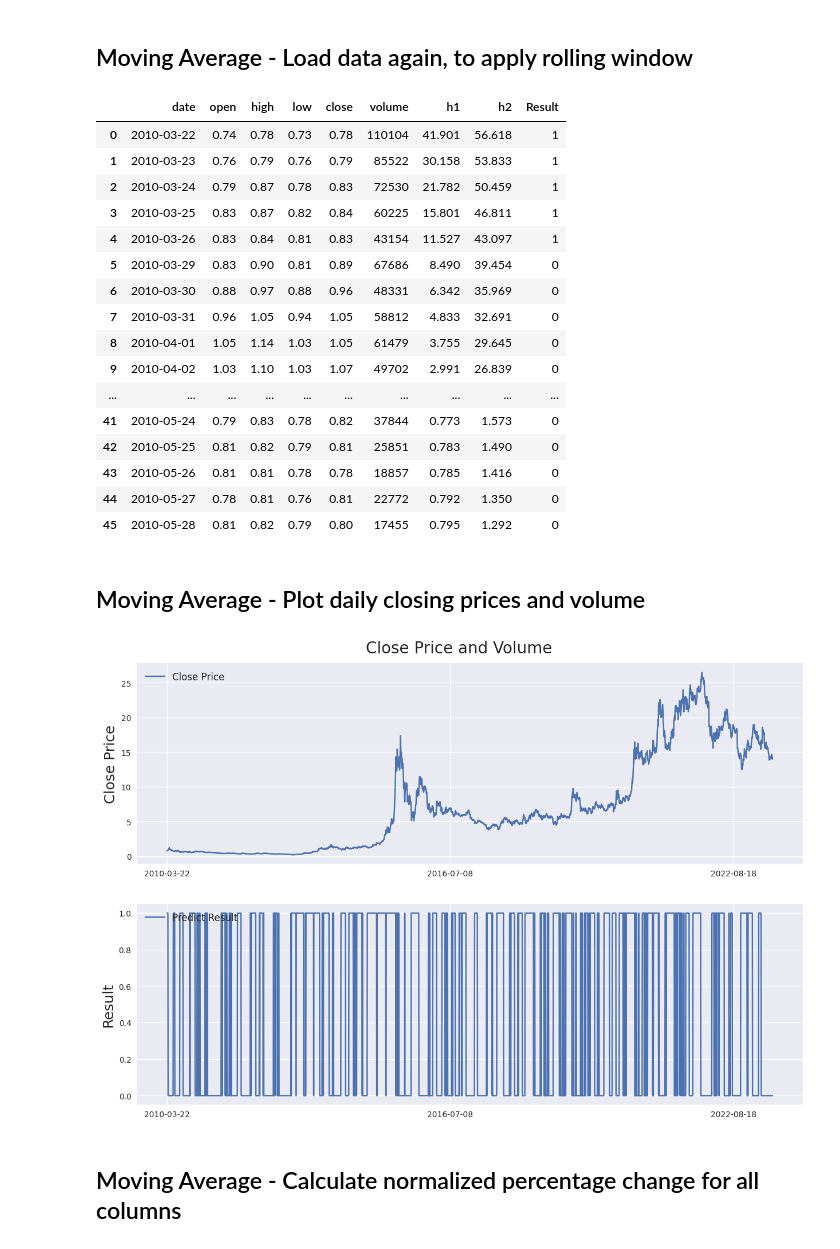
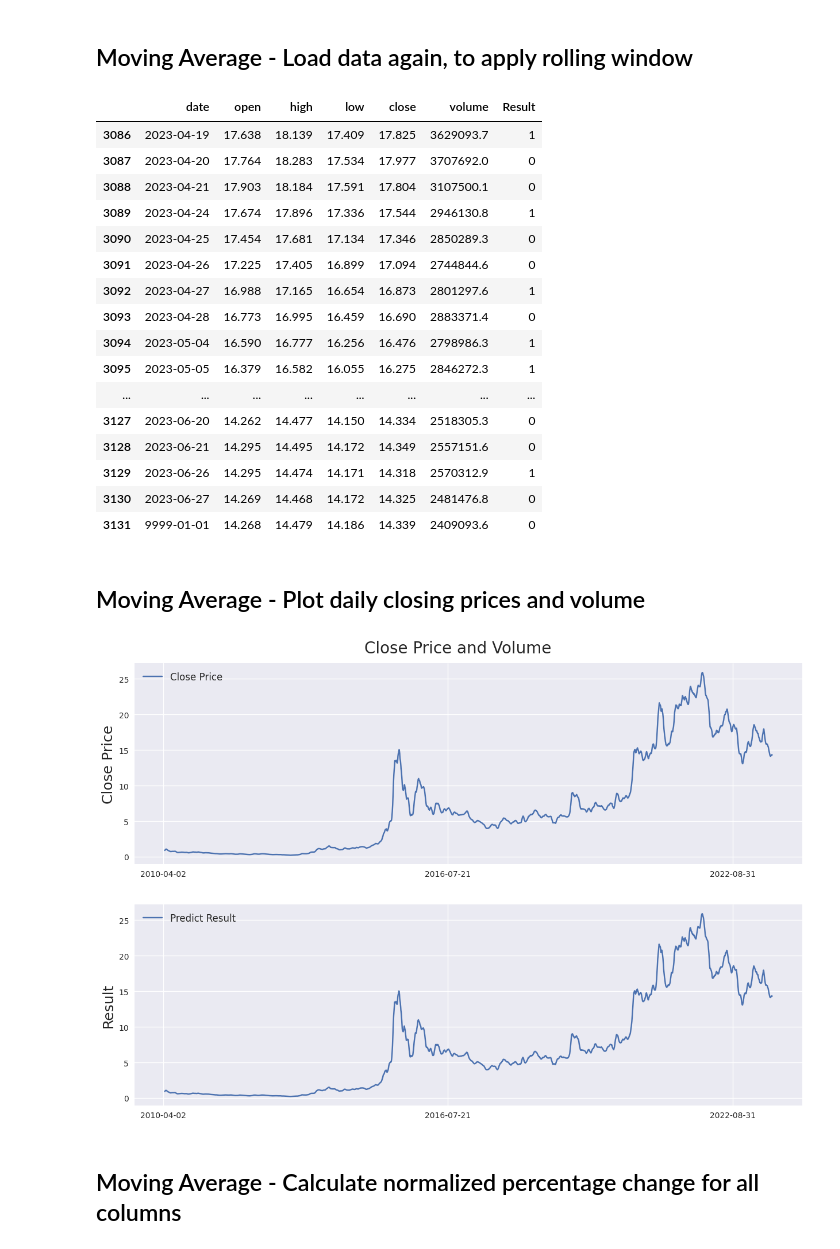
Before and after one commit to weiwenyang2007/shareprice, a Jupyter notebook: AI/myStockPredict_mean.ipynb, the cells around one changed output. Saved outputs shown, nothing was run; the diff lists cells and outputs as text; code cells hidden in the pictures.

```diff
--- a/AI/myStockPredict_mean.ipynb
+++ b/AI/myStockPredict_mean.ipynb
@@ -21,18 +21,19 @@ Tensorflow version: 2.9.1
 # %%
 batch_size = 32
 seq_len = 43 # seq_len=43 意思是用43天的数据预测第44天后的趋势
-column_len = 8 #6. the number of column
-predict_column = 7 #5 (result). which column to be predict, from 0 to column_len-1
+column_len = 6 #6. the number of column
+predict_column = 5 #5 (result). which column to be predict, from 0 to column_len-1
 d_k = 256 #256
 d_v = 256 #256
 n_heads = 12 #12
 ff_dim = 256 #256
 epochs = 3 #20
+next_n_day_close = 2 #20
 #
 stock_id = '300059'
 use_checkpoints_id = None #None or else. use other's pre-train model instead of itself(None)
 train_from_scratch = True  # True: Train the model, False: Use the pre-train checkpoints
-stock_price_path = 'stockData/' + stock_id + '_ind.csv'
+stock_price_path = 'stockData/' + stock_id + '.csv'
 preictLen = 86 #Length of test date for predict, -1 means this args is ignore (10% pct is use for test);0 means predict the next date, 1 means predict today and next date...
 # %%
 #Load data from DB to csv file
@@ -48,62 +49,66 @@ if length < 500 and train_from_scratch == 'True':
 # %% [markdown]
 ## Moving Average - Load data again, to apply rolling window
 # %%
-df = pd.read_csv(stock_price_path, delimiter=',', usecols=['date', 'open', 'high', 'low', 'close', 'volume', 'h1', 'h2'])
+df = pd.read_csv(stock_price_path, delimiter=',', usecols=['date', 'open', 'high', 'low', 'close', 'volume'])
 
 # Replace 0 to avoid dividing by 0 later on
 df['volume'].replace(to_replace=0, method='ffill', inplace=True)
 df.sort_values('date', inplace=True)
 
 
 # Apply moving average with a window of 10 days to all columns
 #df[['open', 'high', 'low', 'close', 'volume']] = df[['open', 'high', 'low', 'close', 'volume']].rolling(10).mean()
 
 # the max close price in next 19 days
-df['Max_Close_Price_In_Next_N_Days'] = df['close'].rolling(20).max().shift(-19)
-# the close price after 10 days
-df['Close_Price_After_N_Days'] = df['close'].shift(-19)
+df['Max_Close_Price_In_Next_N_Days'] = df['close'].rolling(next_n_day_close).max().shift(-(next_n_day_close-1))
+# the close price after 19 days
+df['Close_Price_After_N_Days'] = df['close'].shift(-(next_n_day_close-1))
 
 # Close price is less than the max close price after 19 days
 df['Max_Close_Diff'] = df['Max_Close_Price_In_Next_N_Days'] - df['close']
 df['Close_Diff'] = df['Close_Price_After_N_Days'] - df['close']
 
 # Result should be a predict number, 1 means the price trend is increase
 # (the max close and close within next 10 days is higher then current price)
 
 df['Result'] = 0
+#Result is the trend of next next_n_day_close: 1 means increase, 0 means decrease
 df.loc[(df['Max_Close_Diff'] > 0) & (df['Close_Diff'] > 0), ['Result']] = 1
 
 # Apply moving average with a window of 10 days to all columns
-#df[['open', 'high', 'low', 'close', 'volume']] = df[['open', 'high', 'low', 'close', 'volume']].rolling(10).mean()
+df[['open', 'high', 'low', 'close', 'volume']] = df[['open', 'high', 'low', 'close', 'volume']].rolling(10).mean()
+
+#Result is the next close
+#df['Result'] = df['close'].shift(-(next_n_day_close-1))
 
 df.to_csv('stockData/' + stock_id + '_result.csv')
 
 del df['Max_Close_Diff']
 del df['Close_Diff']
 del df['Close_Price_After_N_Days']
 del df['Max_Close_Price_In_Next_N_Days']
 
 # Drop all rows with NaN values
 df.dropna(how='any', axis=0, inplace=True)
-df.head(46)
+df.tail(46)
 # %% [output]
-|  | date | open | high | low | close | volume | h1 | h2 | Result |
-| 0 | 2010-03-22 | 0.74 | 0.78 | 0.73 | 0.78 | 110104 | 41.901 | 56.618 | 1 |
-| 1 | 2010-03-23 | 0.76 | 0.79 | 0.76 | 0.79 | 85522 | 30.158 | 53.833 | 1 |
-| 2 | 2010-03-24 | 0.79 | 0.87 | 0.78 | 0.83 | 72530 | 21.782 | 50.459 | 1 |
-| 3 | 2010-03-25 | 0.83 | 0.87 | 0.82 | 0.84 | 60225 | 15.801 | 46.811 | 1 |
-| 4 | 2010-03-26 | 0.83 | 0.84 | 0.81 | 0.83 | 43154 | 11.527 | 43.097 | 1 |
-| 5 | 2010-03-29 | 0.83 | 0.90 | 0.81 | 0.89 | 67686 | 8.490 | 39.454 | 0 |
-| 6 | 2010-03-30 | 0.88 | 0.97 | 0.88 | 0.96 | 48331 | 6.342 | 35.969 | 0 |
-| 7 | 2010-03-31 | 0.96 | 1.05 | 0.94 | 1.05 | 58812 | 4.833 | 32.691 | 0 |
-| 8 | 2010-04-01 | 1.05 | 1.14 | 1.03 | 1.05 | 61479 | 3.755 | 29.645 | 0 |
-| 9 | 2010-04-02 | 1.03 | 1.10 | 1.03 | 1.07 | 49702 | 2.991 | 26.839 | 0 |
-| ... | ... | ... | ... | ... | ... | ... | ... | ... | ... |
-| 41 | 2010-05-24 | 0.79 | 0.83 | 0.78 | 0.82 | 37844 | 0.773 | 1.573 | 0 |
-| 42 | 2010-05-25 | 0.81 | 0.82 | 0.79 | 0.81 | 25851 | 0.783 | 1.490 | 0 |
-| 43 | 2010-05-26 | 0.81 | 0.81 | 0.78 | 0.78 | 18857 | 0.785 | 1.416 | 0 |
-| 44 | 2010-05-27 | 0.78 | 0.81 | 0.76 | 0.81 | 22772 | 0.792 | 1.350 | 0 |
-| 45 | 2010-05-28 | 0.81 | 0.82 | 0.79 | 0.80 | 17455 | 0.795 | 1.292 | 0 |
+|  | date | open | high | low | close | volume | Result |
+| 3086 | 2023-04-19 | 17.638 | 18.139 | 17.409 | 17.825 | 3629093.7 | 1 |
+| 3087 | 2023-04-20 | 17.764 | 18.283 | 17.534 | 17.977 | 3707692.0 | 0 |
+| 3088 | 2023-04-21 | 17.903 | 18.184 | 17.591 | 17.804 | 3107500.1 | 0 |
+| 3089 | 2023-04-24 | 17.674 | 17.896 | 17.336 | 17.544 | 2946130.8 | 1 |
+| 3090 | 2023-04-25 | 17.454 | 17.681 | 17.134 | 17.346 | 2850289.3 | 0 |
+| 3091 | 2023-04-26 | 17.225 | 17.405 | 16.899 | 17.094 | 2744844.6 | 0 |
+| 3092 | 2023-04-27 | 16.988 | 17.165 | 16.654 | 16.873 | 2801297.6 | 1 |
+| 3093 | 2023-04-28 | 16.773 | 16.995 | 16.459 | 16.690 | 2883371.4 | 0 |
+| 3094 | 2023-05-04 | 16.590 | 16.777 | 16.256 | 16.476 | 2798986.3 | 1 |
+| 3095 | 2023-05-05 | 16.379 | 16.582 | 16.055 | 16.275 | 2846272.3 | 1 |
+| ... | ... | ... | ... | ... | ... | ... | ... |
+| 3127 | 2023-06-20 | 14.262 | 14.477 | 14.150 | 14.334 | 2518305.3 | 0 |
+| 3128 | 2023-06-21 | 14.295 | 14.495 | 14.172 | 14.349 | 2557151.6 | 0 |
+| 3129 | 2023-06-26 | 14.295 | 14.474 | 14.171 | 14.318 | 2570312.9 | 1 |
+| 3130 | 2023-06-27 | 14.269 | 14.468 | 14.172 | 14.325 | 2481476.8 | 0 |
+| 3131 | 9999-01-01 | 14.268 | 14.479 | 14.186 | 14.339 | 2409093.6 | 0 |
 # %% [markdown]
 ## Moving Average - Plot daily closing prices and volume
 # %%
@@ -126,7 +131,7 @@ ax2.set_ylabel('Result', fontsize=18)
 ax2.legend(loc="upper left", fontsize=12)
 plt.show()
 # %% [output]
-[figure, old version]
+[figure, new version]
 # %% [markdown]
 ## Moving Average - Calculate normalized percentage change for all columns
 # %%
```
Also changed, not shown: parts of 9 cells of this notebook.
